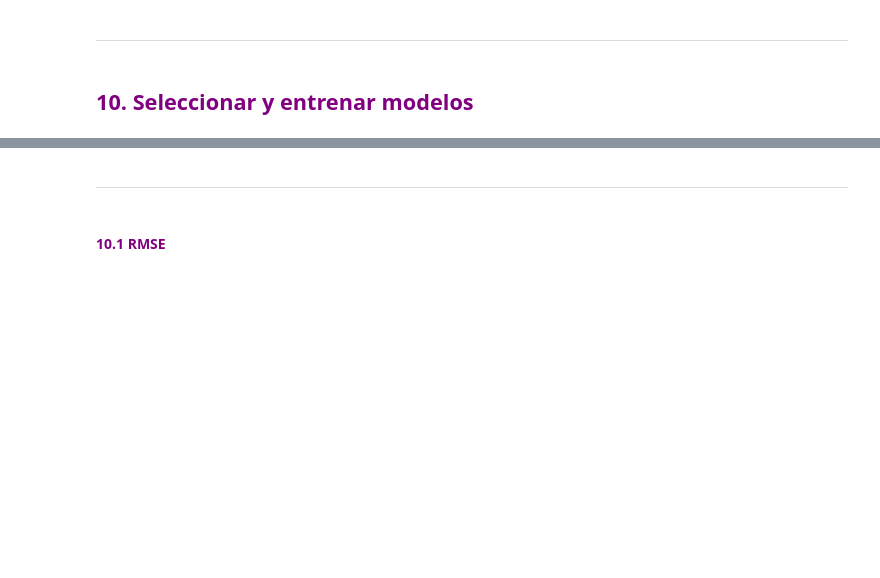
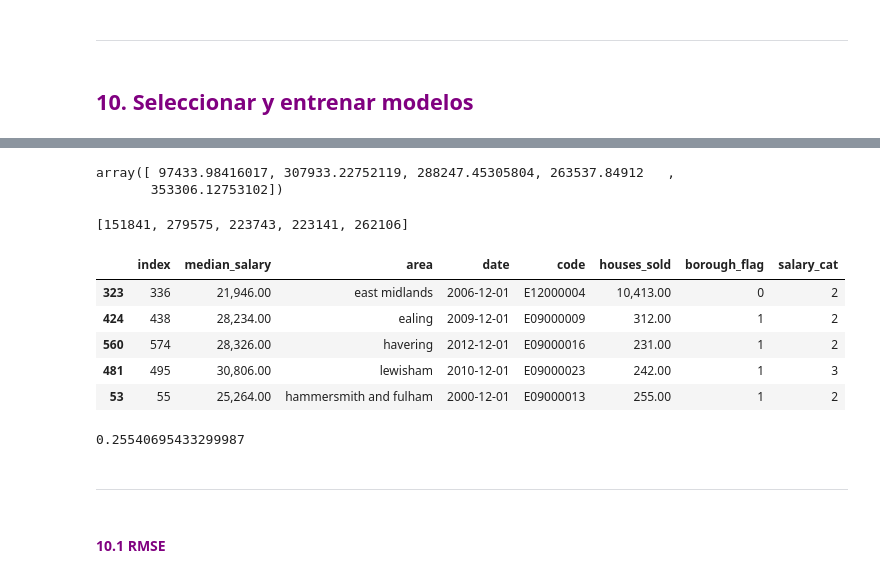
Before and after one commit to gabrielgudino/real_state, a Jupyter notebook: Cap2_plantilla.ipynb, the cells around one changed output, grey strips where cells are left out. Drawn from its saved outputs; the diff is of its cells as text; code cells hidden in the pictures; blank space fills up the shorter version.

```diff
--- a/Cap2_plantilla.ipynb
+++ b/Cap2_plantilla.ipynb
@@ -613,2 +771,21 @@ Porque el SimpleImputer rellena todas las columnas al mismo tiempo y esto en un
+# %%
+# Ahora a partir de los datos transformados (muestra de 5), va a aplicarles el modelo y obtener la "predicción"
+reg_lin.predict(datos_transformados)
+# %% [output]
+array([ 97433.98416017, 307933.22752119, 288247.45305804, 263537.84912   ,
+       353306.12753102])
+# %%
+list(dato_predecir)
+# %% [output]
+[151841, 279575, 223743, 223141, 262106]
+# %%
+algunos_datos
+# %% [output]
+|  | index | median_salary | area | date | code | houses_sold | borough_flag | salary_cat |
+| 323 | 336 | 21,946.00 | east midlands | 2006-12-01 | E12000004 | 10,413.00 | 0 | 2 |
+| 424 | 438 | 28,234.00 | ealing | 2009-12-01 | E09000009 | 312.00 | 1 | 2 |
+| 560 | 574 | 28,326.00 | havering | 2012-12-01 | E09000016 | 231.00 | 1 | 2 |
+| 481 | 495 | 30,806.00 | lewisham | 2010-12-01 | E09000023 | 242.00 | 1 | 3 |
+| 53 | 55 | 25,264.00 | hammersmith and fulham | 2000-12-01 | E09000013 | 255.00 | 1 | 2 |
 # %%
 #Análisis preambultario de los errores
@@ -615,3 +797,7 @@ Porque el SimpleImputer rellena todas las columnas al mismo tiempo y esto en un
+# %%
+abs((vr-vp)/vr).mean()
+# %% [output]
+0.25540695433299987
 # %% [markdown]
 ***
 # %% [markdown]
```
Also changed, not shown: parts of 105 cells of this notebook.
